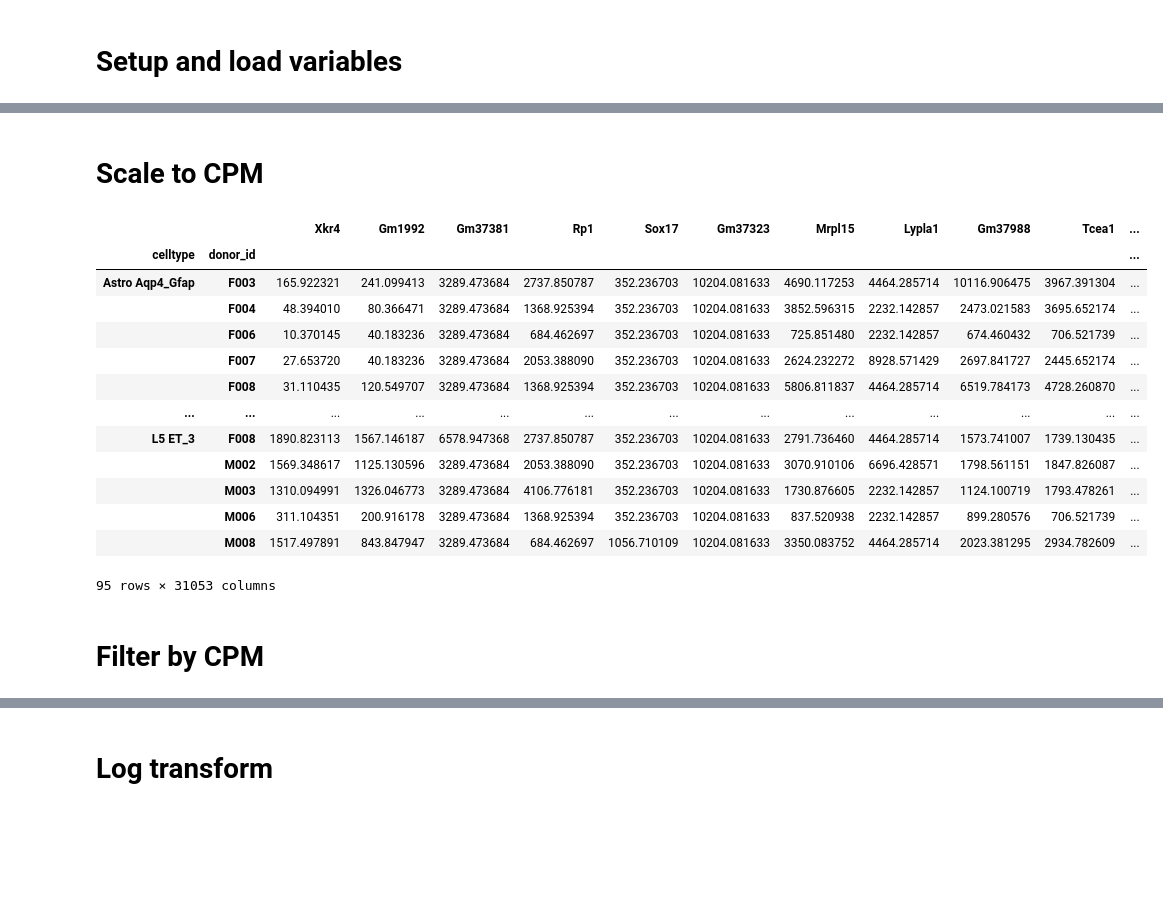
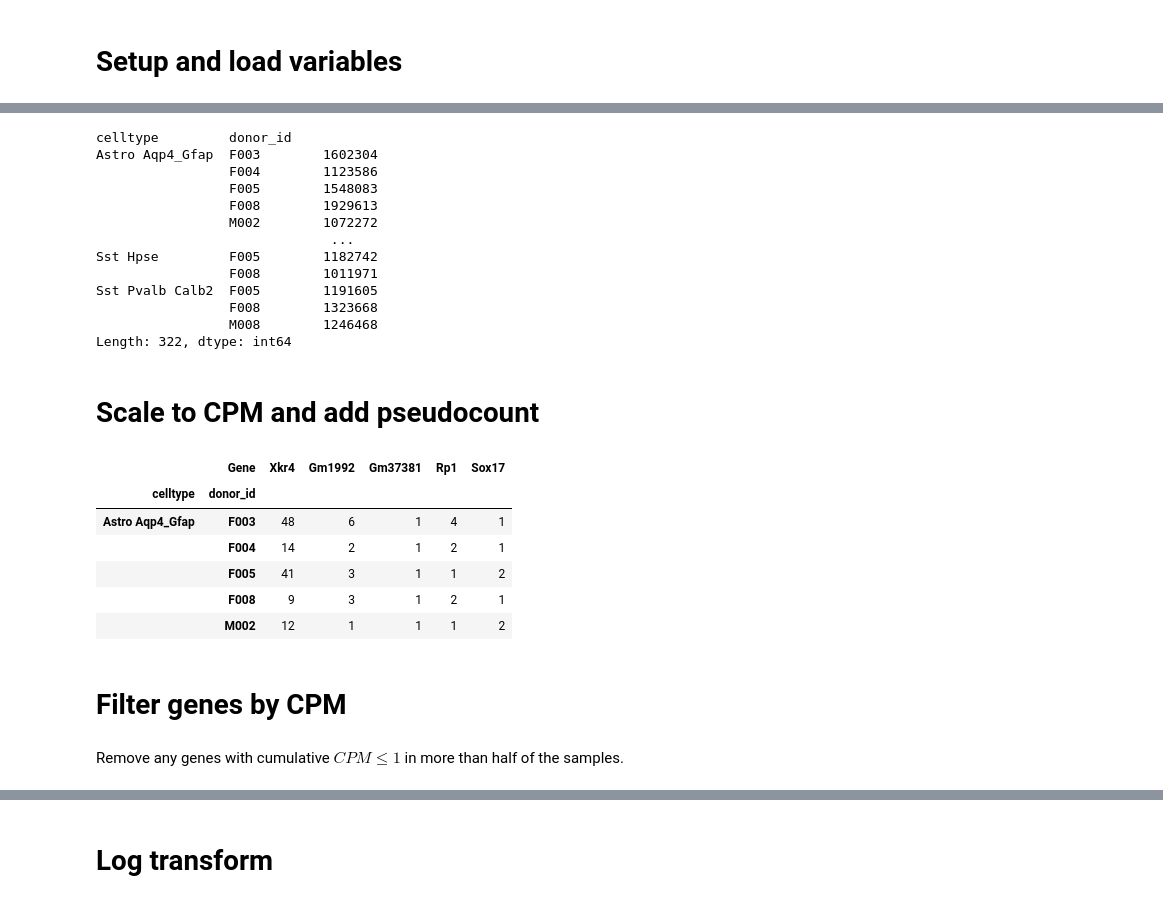
Before and after one commit to aryarm/species-gene-coexp, a Jupyter notebook: workflow/notebooks/gene_coexp-full.ipynb, the cells around one changed output, grey strips where cells are left out. Cells and saved outputs as stored; diff of their text form; code cells hidden in the pictures; blank space fills up the shorter version.

```diff
--- a/workflow/notebooks/gene_coexp-full.ipynb
+++ b/workflow/notebooks/gene_coexp-full.ipynb
@@ -13,6 +13,7 @@ print(expr.shape)
 idx = list(expr.index.names)
 idx[0] = 'celltype'
 expr.index.names = idx
-expr
+expr.T.index.names = ['Gene']
+expr.head().iloc[:,:5]
 # %% [output]
 (1313, 31053)
@@ -36,0 +31,3 @@ How many celltypes have fewer than $10^6$ reads?
+# %%
+celltype_sum = expr.sum(axis=1)
+celltype_sum
@@ -37,7 +53,4 @@ How many celltypes have fewer than $10^6$ reads?
 # %%
-celltype_sum = expr.groupby(level=['celltype']).sum().sum(axis=1)
-num_celltypes = (celltype_sum > thresh).sum()
-print(num_celltypes)
 celltype_sum.hist(bins=1000)
 plt.axvline(x=thresh, color='red')
 plt.xlim([0, 10**7])
@@ -53,23 +65,35 @@ expr.shape
+# %%
+celltype_sum = celltype_sum[celltype_sum > thresh]
+celltype_sum
+# %% [output]
+celltype         donor_id
+Astro Aqp4_Gfap  F003        1602304
+                 F004        1123586
+                 F005        1548083
+                 F008        1929613
+                 M002        1072272
+                              ...
+Sst Hpse         F005        1182742
+                 F008        1011971
+Sst Pvalb Calb2  F005        1191605
+                 F008        1323668
+                 M008        1246468
+Length: 322, dtype: int64
 # %% [markdown]
-# Scale to CPM
+# Scale to CPM and add pseudocount
 # %%
+cpm = expr.divide(celltype_sum, axis=0)*thresh
 cpm = expr + 1
-cpm = cpm/cpm.sum()*thresh
-cpm
+cpm.head().iloc[:,:5]
 # %% [output]
-|  |  | Xkr4 | Gm1992 | Gm37381 | Rp1 | Sox17 | Gm37323 | Mrpl15 | Lypla1 | Gm37988 | Tcea1 | ... |
-| celltype | donor_id |  |  |  |  |  |  |  |  |  |  | ... |
-| Astro Aqp4_Gfap | F003 | 165.922321 | 241.099413 | 3289.473684 | 2737.850787 | 352.236703 | 10204.081633 | 4690.117253 | 4464.285714 | 10116.906475 | 3967.391304 | ... |
-|  | F004 | 48.394010 | 80.366471 | 3289.473684 | 1368.925394 | 352.236703 | 10204.081633 | 3852.596315 | 2232.142857 | 2473.021583 | 3695.652174 | ... |
-|  | F006 | 10.370145 | 40.183236 | 3289.473684 | 684.462697 | 352.236703 | 10204.081633 | 725.851480 | 2232.142857 | 674.460432 | 706.521739 | ... |
-|  | F007 | 27.653720 | 40.183236 | 3289.473684 | 2053.388090 | 352.236703 | 10204.081633 | 2624.232272 | 8928.571429 | 2697.841727 | 2445.652174 | ... |
-|  | F008 | 31.110435 | 120.549707 | 3289.473684 | 1368.925394 | 352.236703 | 10204.081633 | 5806.811837 | 4464.285714 | 6519.784173 | 4728.260870 | ... |
-| ... | ... | ... | ... | ... | ... | ... | ... | ... | ... | ... | ... | ... |
-| L5 ET_3 | F008 | 1890.823113 | 1567.146187 | 6578.947368 | 2737.850787 | 352.236703 | 10204.081633 | 2791.736460 | 4464.285714 | 1573.741007 | 1739.130435 | ... |
-|  | M002 | 1569.348617 | 1125.130596 | 3289.473684 | 2053.388090 | 352.236703 | 10204.081633 | 3070.910106 | 6696.428571 | 1798.561151 | 1847.826087 | ... |
-|  | M003 | 1310.094991 | 1326.046773 | 3289.473684 | 4106.776181 | 352.236703 | 10204.081633 | 1730.876605 | 2232.142857 | 1124.100719 | 1793.478261 | ... |
-|  | M006 | 311.104351 | 200.916178 | 3289.473684 | 1368.925394 | 352.236703 | 10204.081633 | 837.520938 | 2232.142857 | 899.280576 | 706.521739 | ... |
-|  | M008 | 1517.497891 | 843.847947 | 3289.473684 | 684.462697 | 1056.710109 | 10204.081633 | 3350.083752 | 4464.285714 | 2023.381295 | 2934.782609 | ... |
+|  | Gene | Xkr4 | Gm1992 | Gm37381 | Rp1 | Sox17 |
+| celltype | donor_id |  |  |  |  |  |
+| Astro Aqp4_Gfap | F003 | 48 | 6 | 1 | 4 | 1 |
+|  | F004 | 14 | 2 | 1 | 2 | 1 |
+|  | F005 | 41 | 3 | 1 | 1 | 2 |
+|  | F008 | 9 | 3 | 1 | 2 | 1 |
+|  | M002 | 12 | 1 | 1 | 1 | 2 |
-95 rows × 31053 columns
 # %% [markdown]
-# Filter by CPM
+# Filter genes by CPM
+# %% [markdown]
+Remove any genes with cumulative $CPM \le 1$ in more than half of the samples.
```
Also changed, not shown: parts of 23 cells of this notebook.
